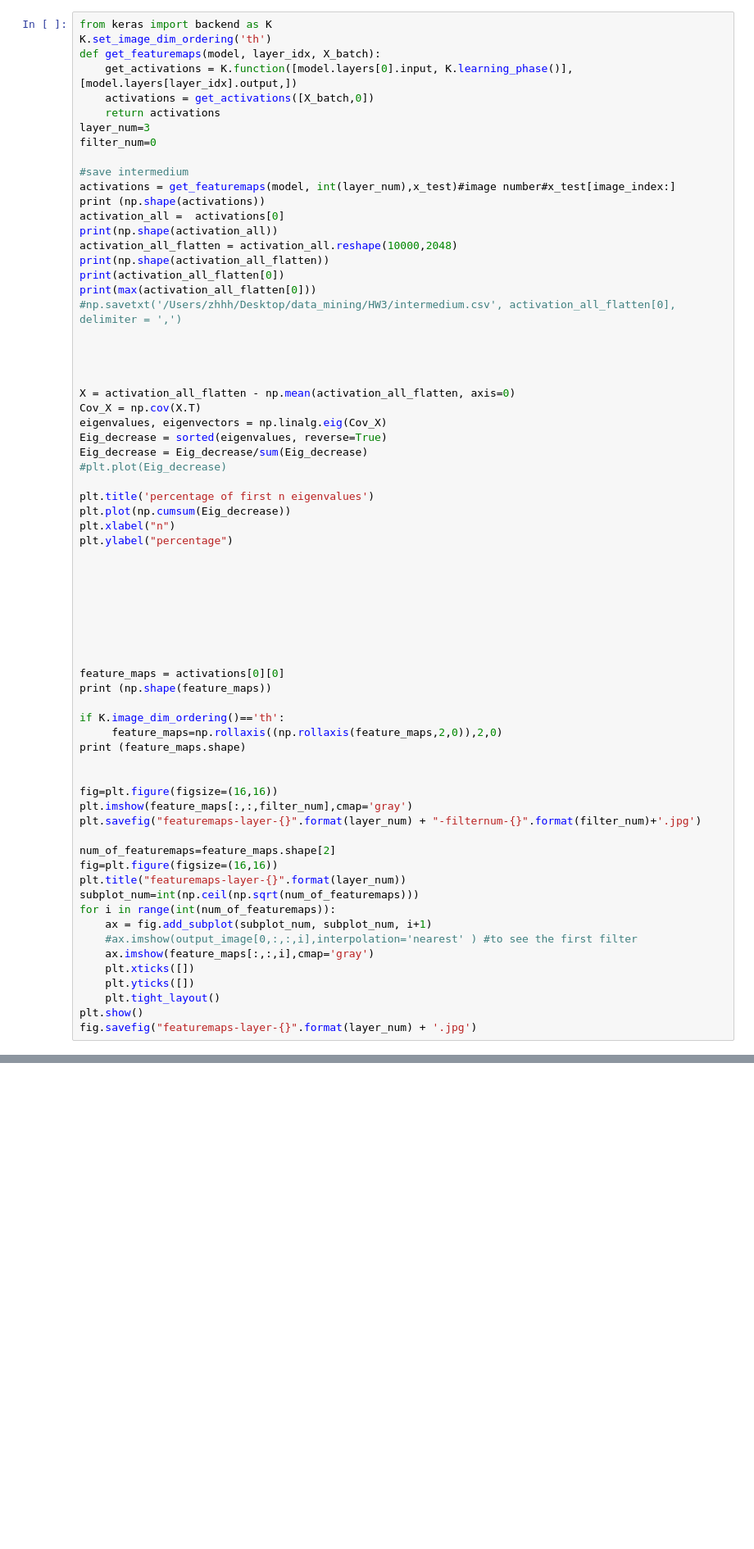
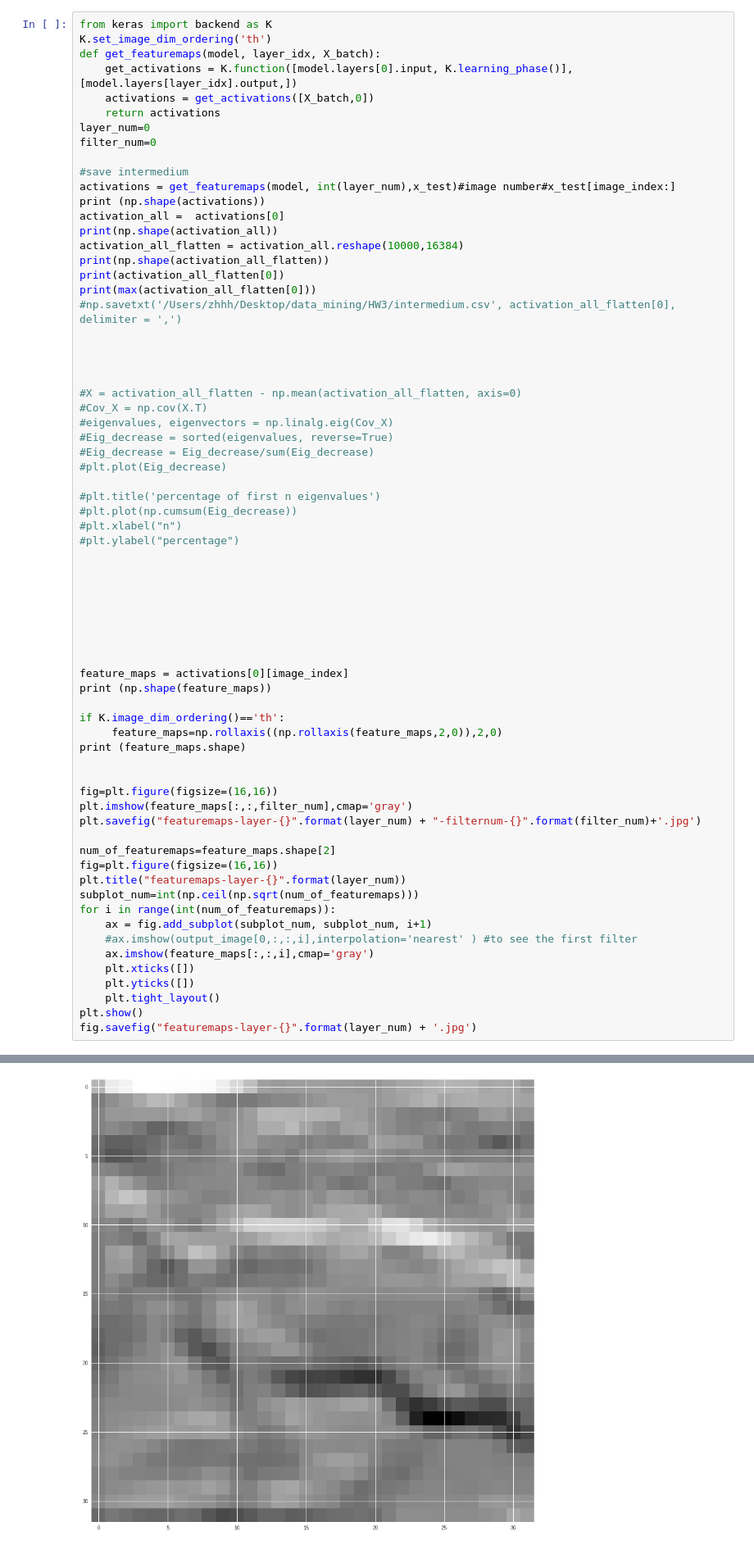
Before and after one commit to zhaoheng001/Generative-Network-Interpolation, a Jupyter notebook: Cifar10_CNN2.ipynb, the cells around one changed output, grey strips where cells are left out. Shown at 82% size. Cells and saved outputs as stored; diff of their text form; blank space fills up the shorter version.

```diff
--- a/Cifar10_CNN2.ipynb
+++ b/Cifar10_CNN2.ipynb
@@ -174,7 +178,7 @@ def get_featuremaps(model, layer_idx, X_batch):
 	get_activations = K.function([model.layers[0].input, K.learning_phase()],[model.layers[layer_idx].output,])
 	activations = get_activations([X_batch,0])
 	return activations
-layer_num=3
+layer_num=0
 filter_num=0
 
 #save intermedium
@@ -182,7 +186,7 @@ activations = get_featuremaps(model, int(layer_num),x_test)#image number#x_test[
 print (np.shape(activations))
 activation_all =  activations[0]
 print(np.shape(activation_all))
-activation_all_flatten = activation_all.reshape(10000,2048)
+activation_all_flatten = activation_all.reshape(10000,16384)
 print(np.shape(activation_all_flatten))
 print(activation_all_flatten[0])
 print(max(activation_all_flatten[0]))
@@ -191,17 +195,17 @@ print(max(activation_all_flatten[0]))
 
 
 
-X = activation_all_flatten - np.mean(activation_all_flatten, axis=0)
-Cov_X = np.cov(X.T)
-eigenvalues, eigenvectors = np.linalg.eig(Cov_X)
-Eig_decrease = sorted(eigenvalues, reverse=True)
-Eig_decrease = Eig_decrease/sum(Eig_decrease)
+#X = activation_all_flatten - np.mean(activation_all_flatten, axis=0)
+#Cov_X = np.cov(X.T)
+#eigenvalues, eigenvectors = np.linalg.eig(Cov_X)
+#Eig_decrease = sorted(eigenvalues, reverse=True)
+#Eig_decrease = Eig_decrease/sum(Eig_decrease)
 #plt.plot(Eig_decrease)
 
-plt.title('percentage of first n eigenvalues')
-plt.plot(np.cumsum(Eig_decrease))
-plt.xlabel("n")
-plt.ylabel("percentage")
+#plt.title('percentage of first n eigenvalues')
+#plt.plot(np.cumsum(Eig_decrease))
+#plt.xlabel("n")
+#plt.ylabel("percentage")
 
 
 
@@ -210,7 +214,7 @@ plt.ylabel("percentage")
 
 
 
-feature_maps = activations[0][0]
+feature_maps = activations[0][image_index]
 print (np.shape(feature_maps))
 
 if K.image_dim_ordering()=='th':
@@ -235,3 +239,4 @@ for i in range(int(num_of_featuremaps)):
 	plt.tight_layout()
 plt.show()
 fig.savefig("featuremaps-layer-{}".format(layer_num) + '.jpg')
+# %% [output]
@@ -237,0 +251 @@ fig.savefig("featuremaps-layer-{}".format(layer_num) + '.jpg')
+[figure, added]
```
Also changed, not shown: parts of 8 cells of this notebook.
